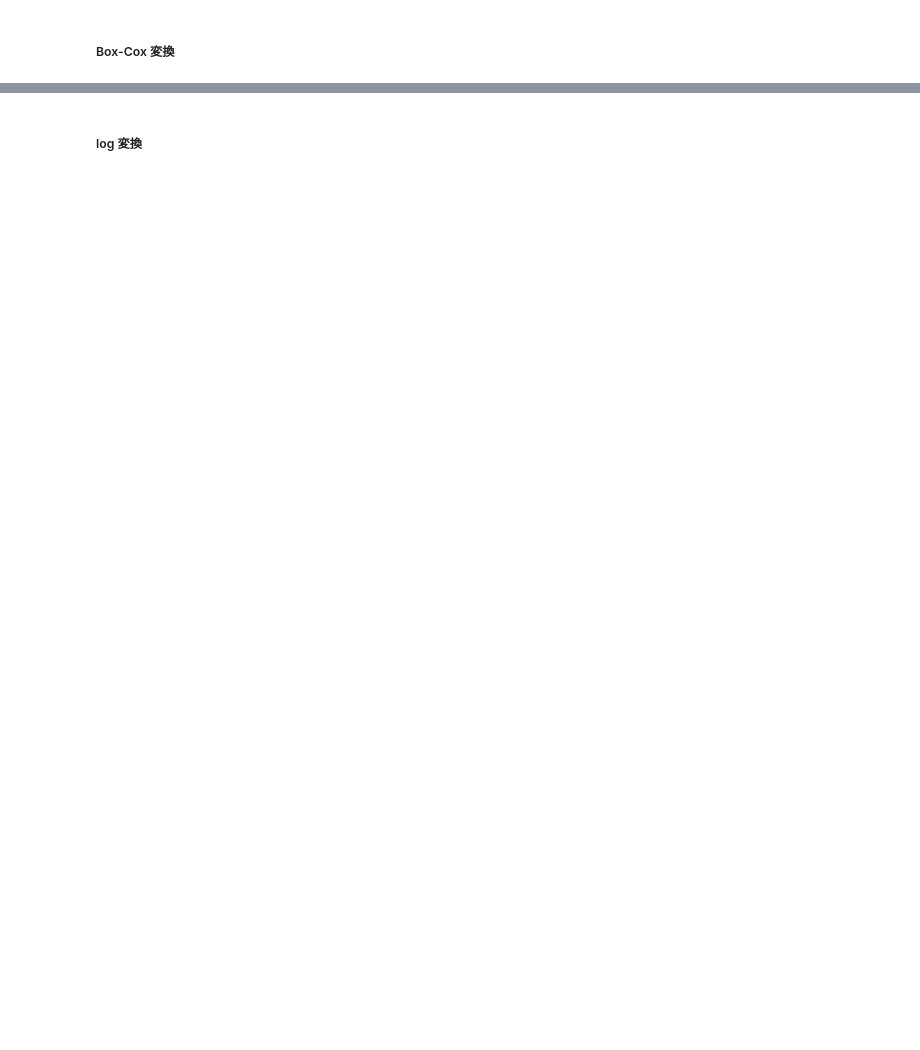
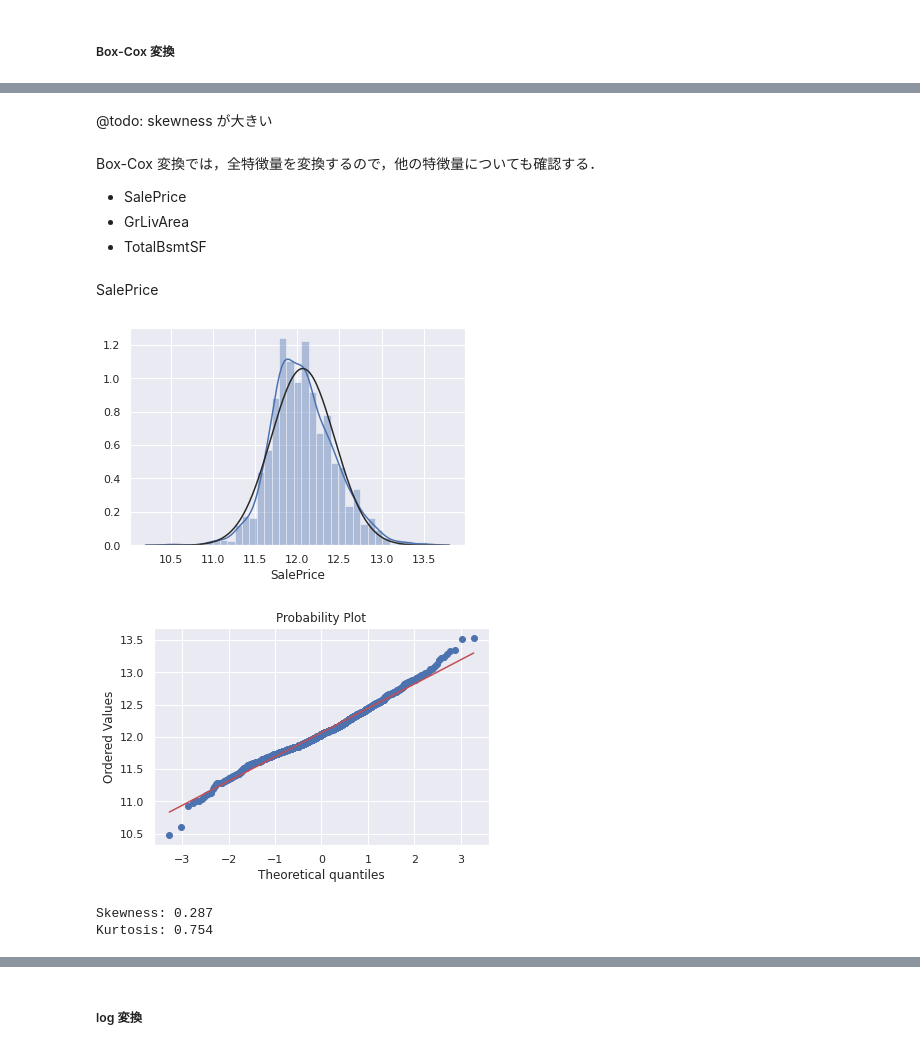
Before and after one commit to gnkm/kaggle.house-prices, a Jupyter notebook: notebooks/EDA.ipynb, the cells around one changed output, grey strips where cells are left out. Drawn from its saved outputs; the diff is of its cells as text; code cells hidden in the pictures; blank space fills up the shorter version.

```diff
--- a/notebooks/EDA.ipynb
+++ b/notebooks/EDA.ipynb
@@ -573,0 +653,23 @@ res = stats.probplot(df_train_bc[df_train_bc['GarageArea']>0]['GarageArea'], plo
+# %% [markdown]
+@todo: skewness が大きい
+# %% [markdown]
+Box-Cox 変換では，全特徴量を変換するので，他の特徴量についても確認する．
+
+- SalePrice
+- GrLivArea
+- TotalBsmtSF
+# %% [markdown]
+SalePrice
+# %%
+sns.distplot(y, fit=norm)
+fig = plt.figure()
+res = stats.probplot(y, plot=plt)
+# %% [output]
+[figure, added]
+[figure, added]
+# %%
+print('Skewness: {s:.3f}'.format(s=df_bc['SalePrice'].skew()))
+print('Kurtosis: {k:.3f}'.format(k=df_bc['SalePrice'].kurt()))
+# %% [output]
+Skewness: 0.287
+Kurtosis: 0.754
```
Also changed, not shown: parts of 31 cells of this notebook.
